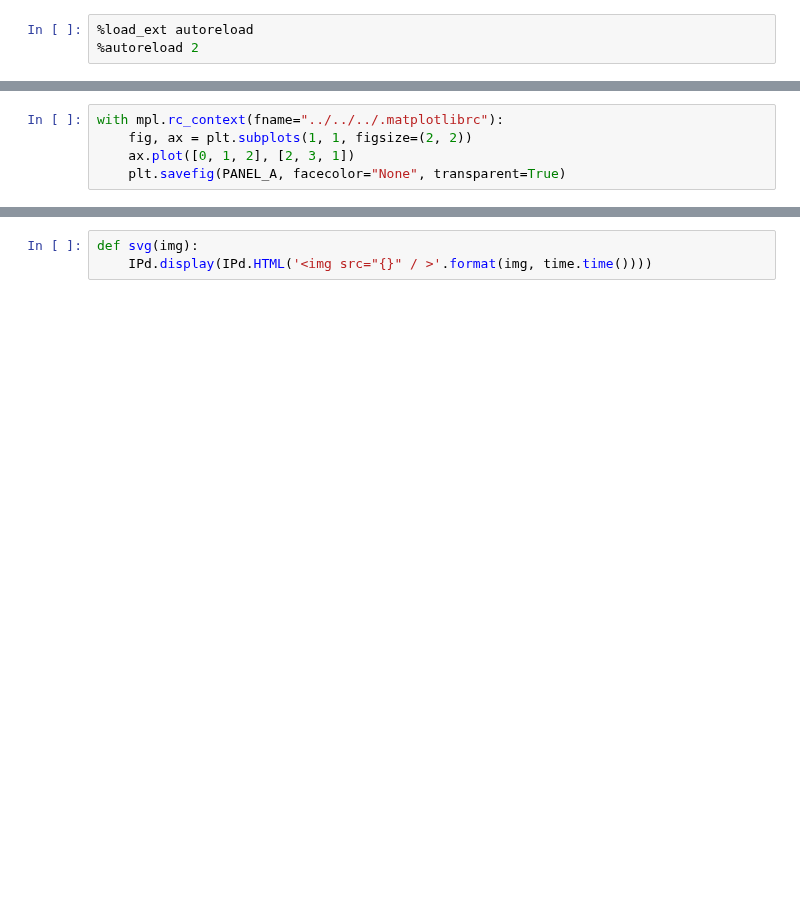
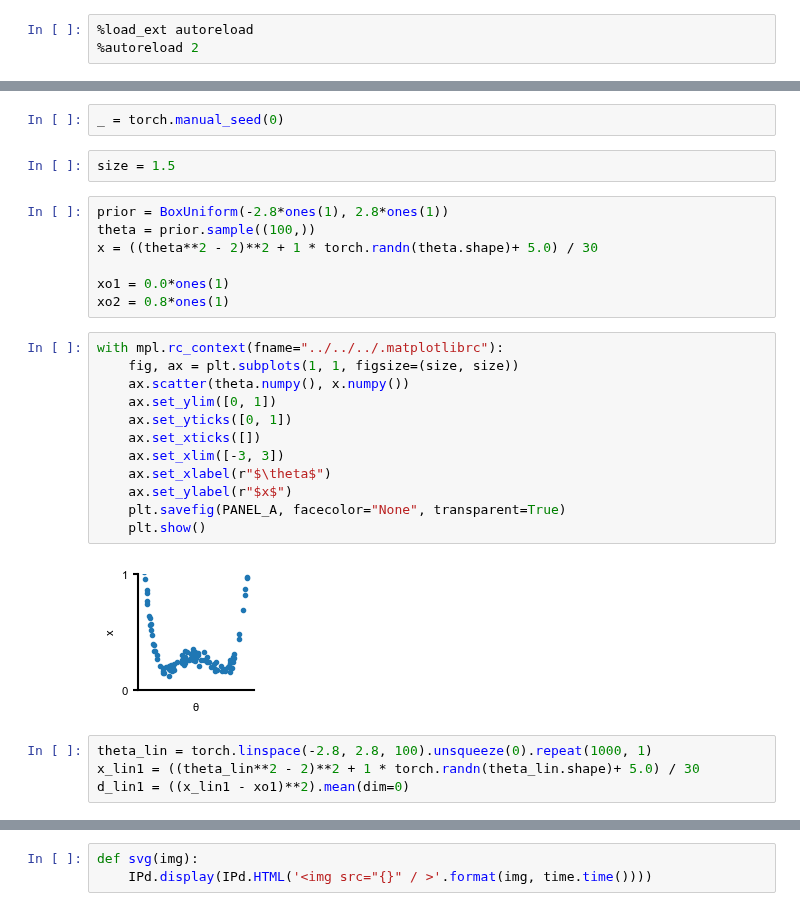
Before and after one commit to mackelab/neuralgbi, a Jupyter notebook: paper/fig1/notebooks/01_build_figure.ipynb, the cells around one changed output, grey strips where cells are left out. Drawn from its saved outputs; the diff is of its cells as text; blank space fills up the shorter version.

Commit message:
illustration figure

```diff
--- a/paper/fig1/notebooks/01_build_figure.ipynb
+++ b/paper/fig1/notebooks/01_build_figure.ipynb
@@ -14,5 +26,29 @@ PANEL_A = "../svg/panel_a.svg"
-# %%
-with mpl.rc_context(fname="../../../.matplotlibrc"):
-    fig, ax = plt.subplots(1, 1, figsize=(2, 2))
-    ax.plot([0, 1, 2], [2, 3, 1])
-    plt.savefig(PANEL_A, facecolor="None", transparent=True)
+# %%
+_ = torch.manual_seed(0)
+# %%
+size = 1.5
+# %%
+prior = BoxUniform(-2.8*ones(1), 2.8*ones(1))
+theta = prior.sample((100,))
+x = ((theta**2 - 2)**2 + 1 * torch.randn(theta.shape)+ 5.0) / 30
+
+xo1 = 0.0*ones(1)
+xo2 = 0.8*ones(1)
+# %%
+with mpl.rc_context(fname="../../../.matplotlibrc"):
+    fig, ax = plt.subplots(1, 1, figsize=(size, size))
+    ax.scatter(theta.numpy(), x.numpy())
+    ax.set_ylim([0, 1])
+    ax.set_yticks([0, 1])
+    ax.set_xticks([])
+    ax.set_xlim([-3, 3])
+    ax.set_xlabel(r"$\theta$")
+    ax.set_ylabel(r"$x$")
+    plt.savefig(PANEL_A, facecolor="None", transparent=True)
+    plt.show()
+# %% [output]
+[figure, added]
+# %%
+theta_lin = torch.linspace(-2.8, 2.8, 100).unsqueeze(0).repeat(1000, 1)
+x_lin1 = ((theta_lin**2 - 2)**2 + 1 * torch.randn(theta_lin.shape)+ 5.0) / 30
+d_lin1 = ((x_lin1 - xo1)**2).mean(dim=0)
```
Also changed, not shown: parts of 15 cells of this notebook.
